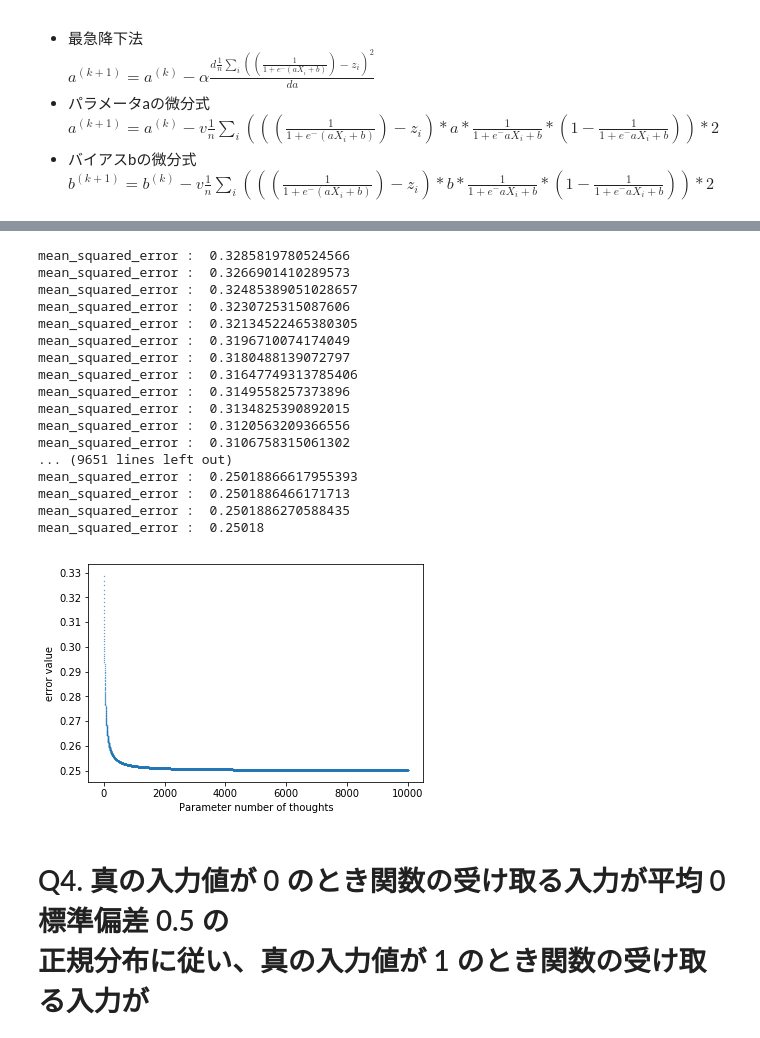
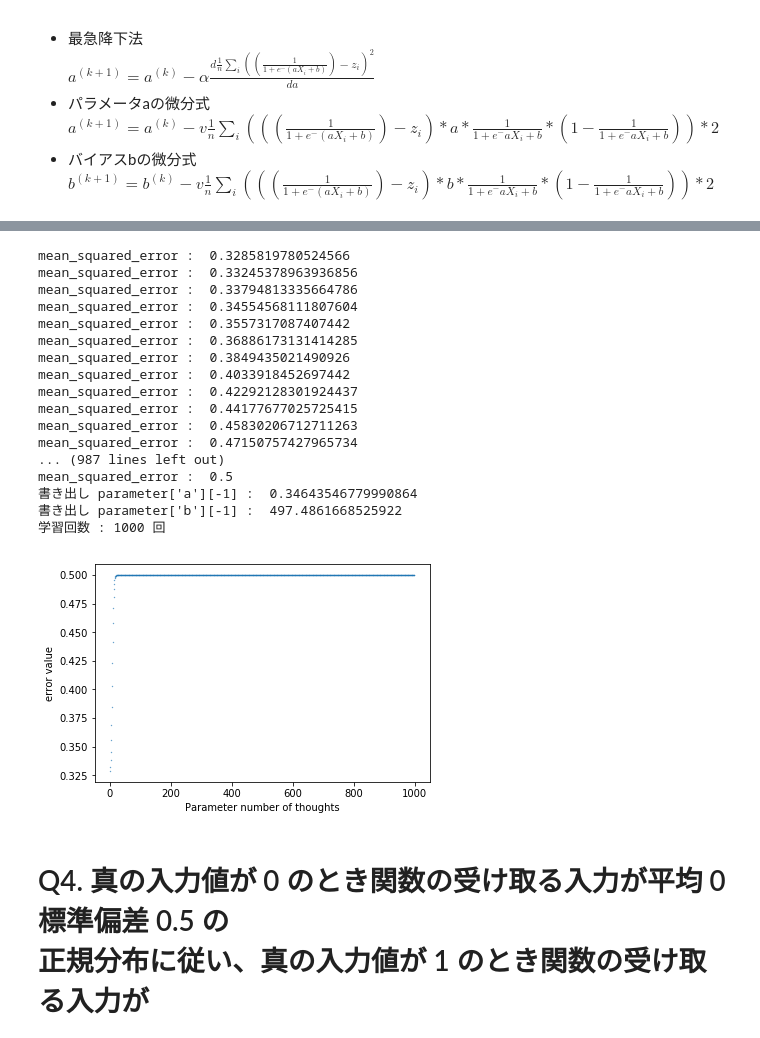
Before and after one commit to mpsamurai/ml-101-exercises, a Jupyter notebook: 04_perceptron/teraoka/04_perceptron.ipynb, the cells around one changed output, grey strips where cells are left out. Drawn from its saved outputs; the diff is of its cells as text; code cells hidden in the pictures.

```diff
--- a/04_perceptron/teraoka/04_perceptron.ipynb
+++ b/04_perceptron/teraoka/04_perceptron.ipynb
@@ -152,8 +152,9 @@ class Neuron:
         """
 #         self._a = self._a - self._v*2*(sum((predicted_data-answer)/len(predicted_data)*(self._a*predicted_data)*(1-predicted_data)))  # 重みパラメータ
 #         self._b = self._b - self._v*2*(sum((predicted_data-answer)/len(predicted_data)*(self._b*predicted_data)*(1-predicted_data)))  # バイアス
+
         self._a = self._a - self._v*(2/len(predicted_data)*(sum((predicted_data-answer)*(self._a*predicted_data)*(1-predicted_data))))  # 重みパラメータ
-        self._b = self._b - self._v*(2/len(predicted_data)*(sum((predicted_data-answer)*(self._b*predicted_data)*(1-predicted_data)))) # バイアス
+        self._b = self._b - self._v*(2/len(predicted_data)*(sum((predicted_data-answer)*(-1*predicted_data)))) # バイアス
         return self._a, self._b
 
 if __name__=='__main__':
@@ -168,55 +169,57 @@ if __name__=='__main__':
     parameter = {"a":[], "b":[]}
 
 
-    for _ in range(10000):
+    for _ in range(1000):
         if mean_squared_error is not None and mean_squared_error < 0.01:  # 誤差0.01以下になったら終わり
             # 最後のパラメータを保存
             print(a, b)
             parameter["a"].append(a)
             parameter["b"].append(b)
             break
         else:
             y = neuron.input_layer(input_data)  # 入力層
             s = neuron.activation_function(y)  # 中間層
             mean_squared_error = neuron.error_function(s, answer_data)  # 出力層　： 誤差関数
 
             a, b = neuron.parameter_update(answer_data, s)  # パラメータ更新
             parameter["a"].append(a)
             parameter["b"].append(b)
 
             print("mean_squared_error : ", mean_squared_error)
             error_list.append(mean_squared_error)
 
     # 更新済みパラメータ保存
-    print("書き出し parameter : ", parameter)
+    print("書き出し parameter['a'][-1] : ", parameter['a'][-1])
+    print("書き出し parameter['b'][-1] : ", parameter['b'][-1])
+
     with open('output/output_Q3.json', 'w') as f:
         json.dump(parameter, f)
 
     # 描画
     print("学習回数 : %s 回" % len(error_list))
     plt.scatter(np.arange(len(error_list)),error_list, s=0.1, marker='o')
     plt.xlabel('Parameter number of thoughts')
     plt.ylabel('error value')
     plt.show()
 # %% [output]
 mean_squared_error :  0.3285819780524566
-mean_squared_error :  0.3266901410289573
-mean_squared_error :  0.32485389051028657
-mean_squared_error :  0.3230725315087606
-mean_squared_error :  0.32134522465380305
-mean_squared_error :  0.3196710074174049
-mean_squared_error :  0.3180488139072797
-mean_squared_error :  0.31647749313785406
-mean_squared_error :  0.3149558257373896
-mean_squared_error :  0.3134825390892015
-mean_squared_error :  0.3120563209366556
-mean_squared_error :  0.3106758315061302
-... (9651 lines left out)
-mean_squared_error :  0.25018866617955393
-mean_squared_error :  0.2501886466171713
-mean_squared_error :  0.2501886270588435
-mean_squared_error :  0.25018
+mean_squared_error :  0.33245378963936856
+mean_squared_error :  0.33794813335664786
+mean_squared_error :  0.34554568111807604
+mean_squared_error :  0.3557317087407442
+mean_squared_error :  0.36886173131414285
+mean_squared_error :  0.3849435021490926
+mean_squared_error :  0.4033918452697442
+mean_squared_error :  0.42292128301924437
+mean_squared_error :  0.44177677025725415
+mean_squared_error :  0.45830206712711263
+mean_squared_error :  0.47150757427965734
+... (987 lines left out)
+mean_squared_error :  0.5
+書き出し parameter['a'][-1] :  0.34643546779990864
+書き出し parameter['b'][-1] :  497.4861668525922
+学習回数 : 1000 回
-[figure, old version]
+[figure, new version]
 # %% [markdown]
 # Q4. 真の入力値が 0 のとき関数の受け取る入力が平均 0 標準偏差 0.5 の<br>正規分布に従い、真の入力値が 1 のとき関数の受け取る入力が<br>平均 1 分散 0.5 の正規分布に従うとする。<br><br>この時、問題 3 で作成した論理否定を行う関数の正解率を求め、<br>その結果について考察し、必要があれば正解率を改善せよ。
 # %% [markdown]
```
Also changed, not shown: parts of 8 cells of this notebook, 1 other file.
